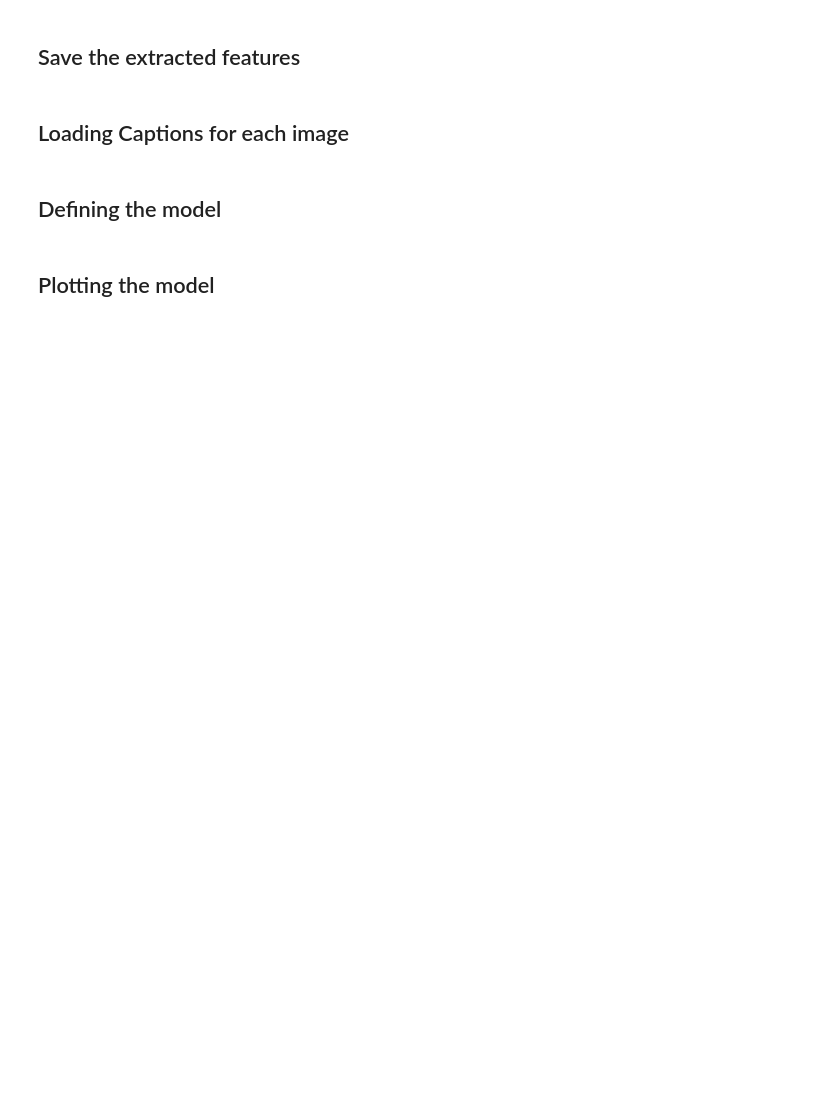
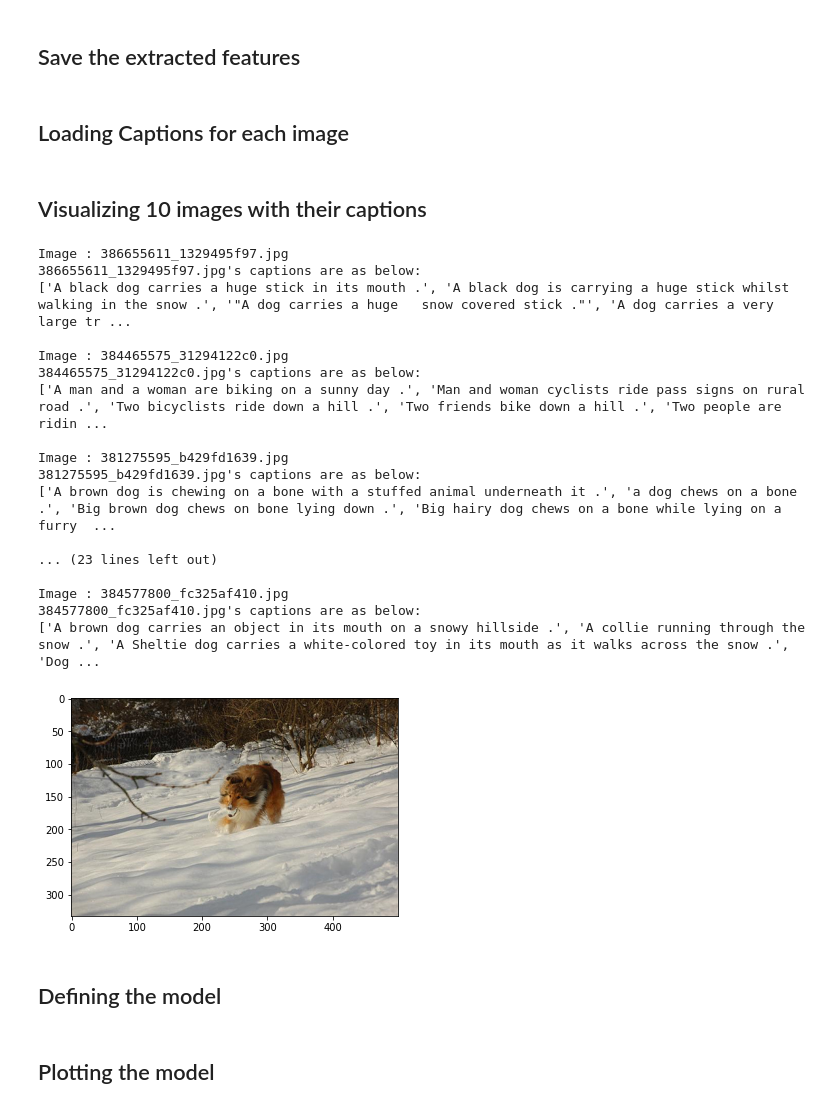
Before and after one commit to amirhoseinaghaei/Image-Captioning-, a Jupyter notebook: Image_Captioning_For_Flicker_Dataset.ipynb, the cells around one changed output. Saved outputs shown, nothing was run; the diff lists cells and outputs as text; code cells hidden in the pictures; blank space fills up the shorter version.

Commit message:
Visualizing the data has been added

```diff
--- a/Image_Captioning_For_Flicker_Dataset.ipynb
+++ b/Image_Captioning_For_Flicker_Dataset.ipynb
@@ -38,6 +60,8 @@ from tqdm import tqdm
 features = {}
 img_list = []
 directory = os.path.join(BASE_DIR, "Images")
+with open(os.path.join(WORKING_DIR , "features.pkl"), "rb") as f:
+    features = pickle.load(f)
 for img_name in tqdm(os.listdir(directory)):
   image_path = directory  + "/" + img_name
   image = load_img(image_path , target_size= (224,224))
@@ -74,6 +105,40 @@ for i in line:
      mapping[img_id] = []
   # print(image_id + ": " + caption)
   mapping[img_id].append(caption)
+# %% [markdown]
+## Visualizing 10 images with their captions
+# %%
+i = 0
+for img_name in tqdm(os.listdir(directory)):
+  i += 1
+  image_path = directory + "/" + img_name
+  image = mpimg.imread(image_path)
+  print(f"\nImage : {img_name}")
+  plt.imshow(image)
+  print(f"{img_name}'s captions are as below:")
+  image_id = img_name.split(".")[0]
+  print(mapping[image_id])
+  if i == 10:
+    break
+# %% [output]
+Image : 386655611_1329495f97.jpg
+386655611_1329495f97.jpg's captions are as below:
+['A black dog carries a huge stick in its mouth .', 'A black dog is carrying a huge stick whilst walking in the snow .', '"A dog carries a huge   snow covered stick ."', 'A dog carries a very large tr ...
+
+Image : 384465575_31294122c0.jpg
+384465575_31294122c0.jpg's captions are as below:
+['A man and a woman are biking on a sunny day .', 'Man and woman cyclists ride pass signs on rural road .', 'Two bicyclists ride down a hill .', 'Two friends bike down a hill .', 'Two people are ridin ...
+
+Image : 381275595_b429fd1639.jpg
+381275595_b429fd1639.jpg's captions are as below:
+['A brown dog is chewing on a bone with a stuffed animal underneath it .', 'a dog chews on a bone .', 'Big brown dog chews on bone lying down .', 'Big hairy dog chews on a bone while lying on a furry  ...
+
+... (23 lines left out)
+
+Image : 384577800_fc325af410.jpg
+384577800_fc325af410.jpg's captions are as below:
+['A brown dog carries an object in its mouth on a snowy hillside .', 'A collie running through the snow .', 'A Sheltie dog carries a white-colored toy in its mouth as it walks across the snow .', 'Dog ...
+[figure, added]
 # %% [markdown]
 ## Defining the model
 # %%
```
Also changed, not shown: parts of 4 cells of this notebook.
